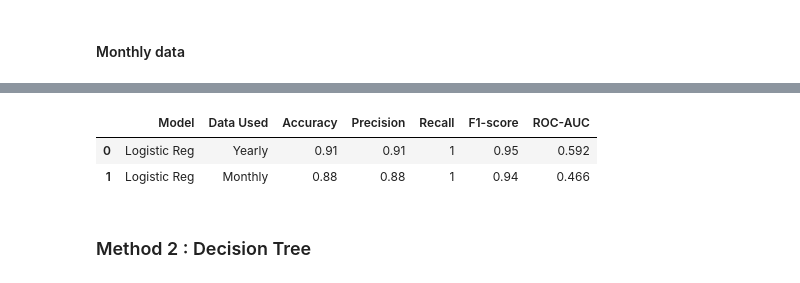
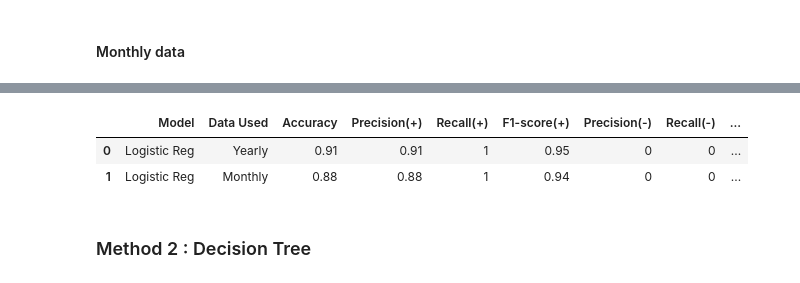
Before and after one commit to PortiaMasibi/Predicting-Response-to-Promotional-Campaign-, a Jupyter notebook: comparing_algorithms.ipynb, the cells around one changed output, grey strips where cells are left out. Saved outputs shown, nothing was run; the diff lists cells and outputs as text; code cells hidden in the pictures.

```diff
--- a/comparing_algorithms.ipynb
+++ b/comparing_algorithms.ipynb
@@ -339,17 +339,21 @@ weighted avg       0.82      0.91      0.86      4590
 # %%
 # To compare precision, recall, F1-score and ROC-AUC
 
-comparison_column_names = ['Model','Data Used','Accuracy','Precision', 'Recall', 'F1-score','ROC-AUC']
+comparison_column_names = ['Model','Data Used','Accuracy','Precision(+)', 'Recall(+)', 'F1-score(+)','Precision(-)', 'Recall(-)', 'F1-score(-)','ROC-AUC Train','ROC-AUC Test']
 comparison_table = pd.DataFrame(columns = comparison_column_names)
 
 adding_row = pd.DataFrame({
     'Model': ['Logistic Reg'],
     'Data Used': ['Yearly'],
     'Accuracy': [0.91],
-    'Precision': [0.91],
-    'Recall': [1],
-    'F1-score': [0.95],
-    'ROC-AUC': [0.592]
+    'Precision(+)': [0.91],
+    'Recall(+)': [1],
+    'F1-score(+)': [0.95],
+    'Precision(-)': [0],
+    'Recall(-)': [0],
+    'F1-score(-)': [0],
+    'ROC-AUC Train': [0.657],
+    'ROC-AUC Test': [0.592]
     })
 
 comparison_table = pd.concat([comparison_table, adding_row],ignore_index = True)
@@ -527,20 +523,24 @@ weighted avg       0.78      0.88      0.83    188000
 # %%
 adding_row = pd.DataFrame({
     'Model': ['Logistic Reg'],
     'Data Used': ['Monthly'],
     'Accuracy': [0.88],
-    'Precision': [0.88],
-    'Recall': [1],
-    'F1-score': [0.94],
-    'ROC-AUC': [0.466]
+    'Precision(+)': [0.88],
+    'Recall(+)': [1],
+    'F1-score(+)': [0.94],
+    'Precision(-)': [0],
+    'Recall(-)': [0],
+    'F1-score(-)': [0],
+    'ROC-AUC Train': [0.463],
+    'ROC-AUC Test': [0.464]
     })
 
 comparison_table = pd.concat([comparison_table, adding_row],ignore_index = True)
 comparison_table.head()
 # %% [output]
-|  | Model | Data Used | Accuracy | Precision | Recall | F1-score | ROC-AUC |
-| 0 | Logistic Reg | Yearly | 0.91 | 0.91 | 1 | 0.95 | 0.592 |
-| 1 | Logistic Reg | Monthly | 0.88 | 0.88 | 1 | 0.94 | 0.466 |
+|  | Model | Data Used | Accuracy | Precision(+) | Recall(+) | F1-score(+) | Precision(-) | Recall(-) | ... |
+| 0 | Logistic Reg | Yearly | 0.91 | 0.91 | 1 | 0.95 | 0 | 0 | ... |
+| 1 | Logistic Reg | Monthly | 0.88 | 0.88 | 1 | 0.94 | 0 | 0 | ... |
 # %% [markdown]
 
 ### Method 2 : Decision Tree
```
Also changed, not shown: parts of 24 cells of this notebook.
